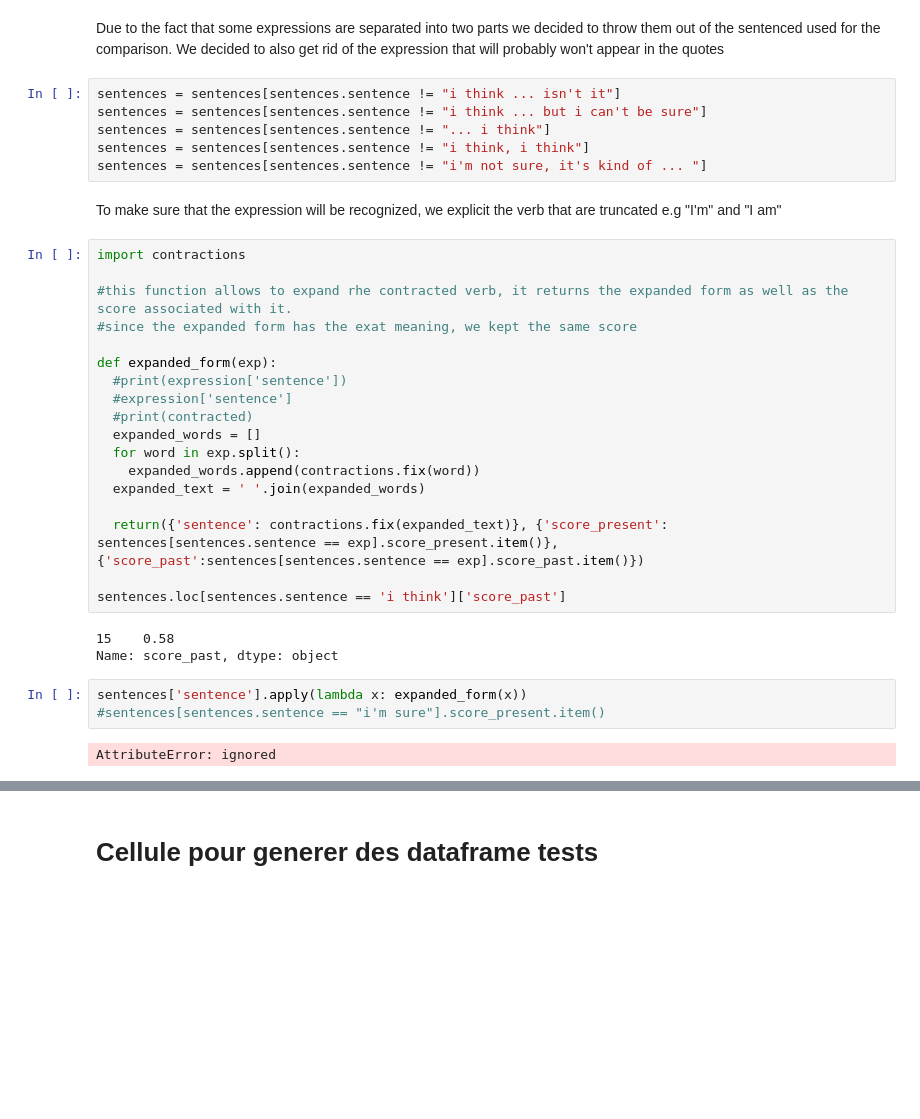
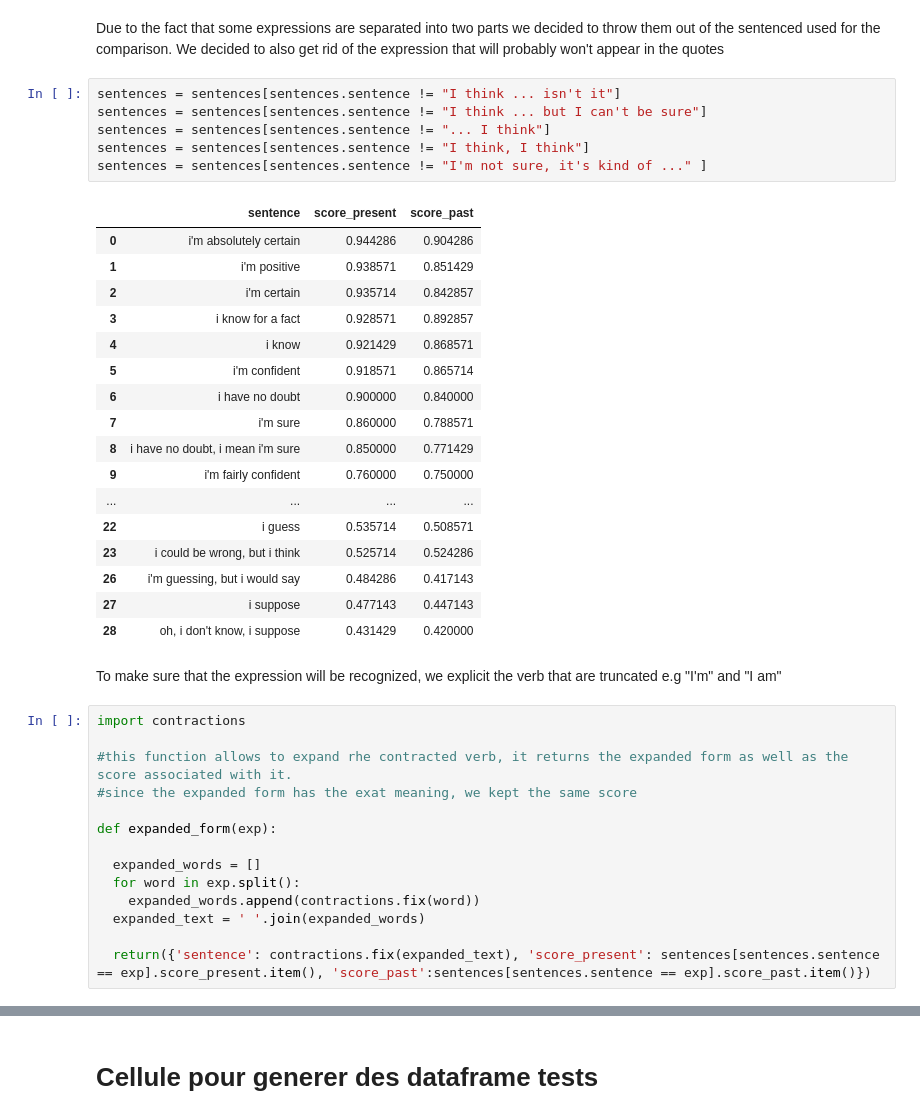
Before and after one commit to epfl-ada/ada-2021-project-teambis, a Jupyter notebook: Project_2_.ipynb, the cells around one changed output, grey strips where cells are left out. Cells and saved outputs as stored; diff of their text form; blank space fills up the shorter version.

```diff
--- a/Project_2_.ipynb
+++ b/Project_2_.ipynb
@@ -396,11 +393,29 @@ display(sentences)
 # %% [markdown]
 Due to the fact that some expressions are separated into two parts we decided to throw them out of the sentenced used for the comparison. We decided to also get rid of the expression that will probably won't appear in the quotes
 # %%
-sentences = sentences[sentences.sentence != "i think ... isn't it"]
-sentences = sentences[sentences.sentence != "i think ... but i can't be sure"]
-sentences = sentences[sentences.sentence != "... i think"]
-sentences = sentences[sentences.sentence != "i think, i think"]
-sentences = sentences[sentences.sentence != "i'm not sure, it's kind of ...	"]
+sentences = sentences[sentences.sentence != "I think ... isn't it"]
+sentences = sentences[sentences.sentence != "I think ... but I can't be sure"]
+sentences = sentences[sentences.sentence != "... I think"]
+sentences = sentences[sentences.sentence != "I think, I think"]
+sentences = sentences[sentences.sentence != "I'm not sure, it's kind of ..." ]
+# %% [output]
+|  | sentence | score_present | score_past |
+| 0 | i'm absolutely certain | 0.944286 | 0.904286 |
+| 1 | i'm positive | 0.938571 | 0.851429 |
+| 2 | i'm certain | 0.935714 | 0.842857 |
+| 3 | i know for a fact | 0.928571 | 0.892857 |
+| 4 | i know | 0.921429 | 0.868571 |
+| 5 | i'm confident | 0.918571 | 0.865714 |
+| 6 | i have no doubt | 0.900000 | 0.840000 |
+| 7 | i'm sure | 0.860000 | 0.788571 |
+| 8 | i have no doubt, i mean i'm sure | 0.850000 | 0.771429 |
+| 9 | i'm fairly confident | 0.760000 | 0.750000 |
+| ... | ... | ... | ... |
+| 22 | i guess | 0.535714 | 0.508571 |
+| 23 | i could be wrong, but i think | 0.525714 | 0.524286 |
+| 26 | i'm guessing, but i would say | 0.484286 | 0.417143 |
+| 27 | i suppose | 0.477143 | 0.447143 |
+| 28 | oh, i don't know, i suppose | 0.431429 | 0.420000 |
 # %% [markdown]
 To make sure that the expression will be recognized, we explicit the verb that are truncated e.g "I'm" and "I am"
 # %%
@@ -410,22 +425,10 @@ import contractions
 #since the expanded form has the exat meaning, we kept the same score
 
 def expanded_form(exp):
-  #print(expression['sentence'])
-  #expression['sentence']
-  #print(contracted)
+
   expanded_words = []
   for word in exp.split():
     expanded_words.append(contractions.fix(word))
   expanded_text = ' '.join(expanded_words)
 
-  return({'sentence': contractions.fix(expanded_text)}, {'score_present': sentences[sentences.sentence == exp].score_present.item()}, {'score_past':sentences[sentences.sentence == exp].score_past.item()})
-
-sentences.loc[sentences.sentence == 'i think']['score_past']
+  return({'sentence': contractions.fix(expanded_text), 'score_present': sentences[sentences.sentence == exp].score_present.item(), 'score_past':sentences[sentences.sentence == exp].score_past.item()})
-# %% [output]
-15    0.58
-Name: score_past, dtype: object
-# %%
-sentences['sentence'].apply(lambda x: expanded_form(x))
-#sentences[sentences.sentence == "i'm sure"].score_present.item()
-# %% [output]
-AttributeError: ignored
```
Also changed, not shown: parts of 18 cells of this notebook.
